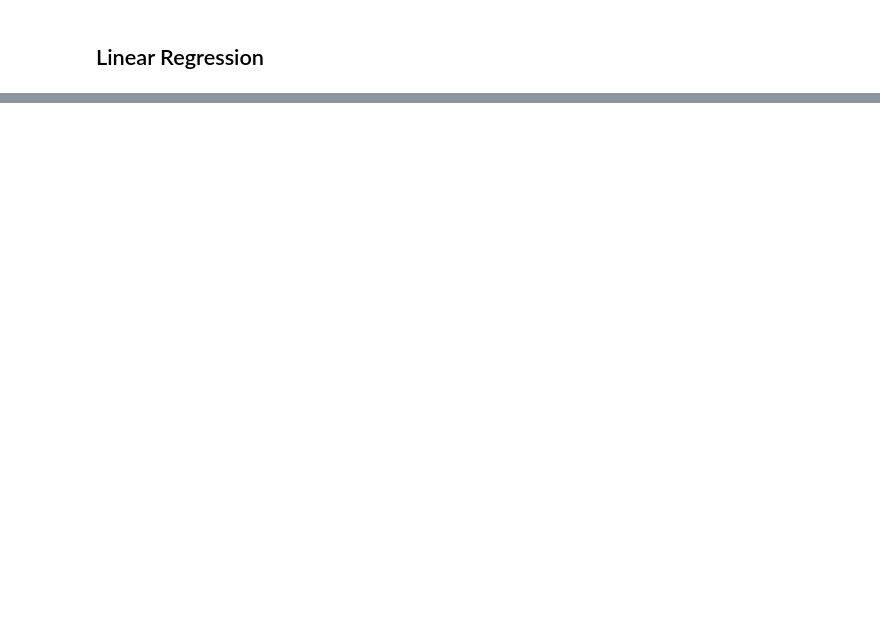
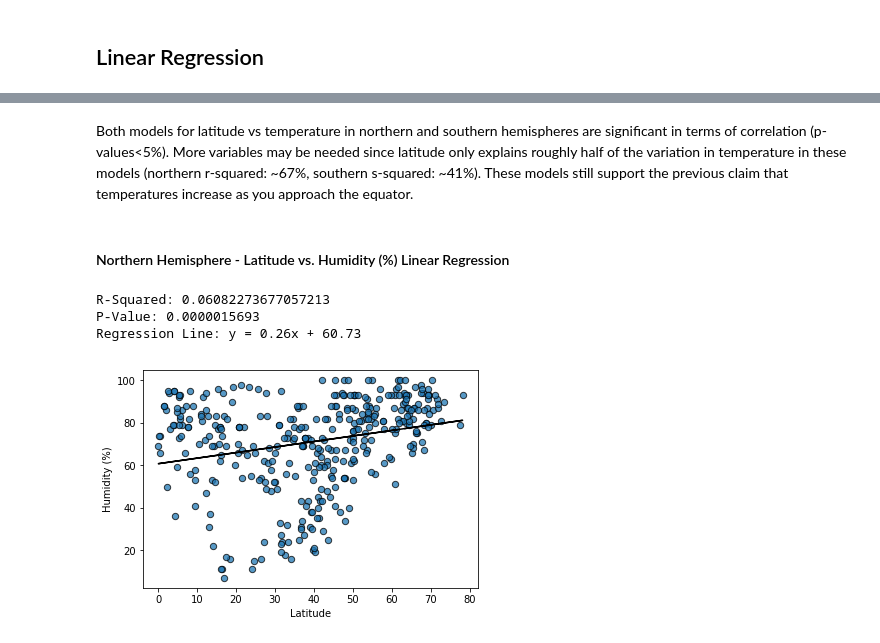
Before and after one commit to zclynchzc/python-api-challenge, a Jupyter notebook: WeatherPy/WeatherPy.ipynb, the cells around one changed output, grey strips where cells are left out. Cells and saved outputs as stored; diff of their text form; code cells hidden in the pictures; blank space fills up the shorter version.

```diff
--- a/WeatherPy/WeatherPy.ipynb
+++ b/WeatherPy/WeatherPy.ipynb
@@ -348,0 +253,22 @@ Regression Line: y = -0.1x + 7.33
+# %% [markdown]
+Both models for latitude vs temperature in northern and southern hemispheres are significant in terms of correlation (p-values<5%). More variables may be needed since latitude only explains roughly half of the variation in temperature in these models (northern r-squared: ~67%, southern s-squared: ~41%). These models still support the previous claim that temperatures increase as you approach the equator.
+# %% [markdown]
+####  Northern Hemisphere - Latitude vs. Humidity (%) Linear Regression
+# %%
+northern_df.plot(kind='scatter', x='Lat', y='Humidity', s=40, edgecolors='k', alpha=0.75)
+plt.xlabel('Latitude')
+plt.ylabel('Humidity (%)')
+
+(northhumidity_slope, northhumidity_intercept, northhumidity_r, northhumidity_p, northhumidity_stderr) = linregress(northern_df['Lat'], northern_df['Humidity'])
+northhumidity_regress = northern_df['Lat'] * northhumidity_slope + northhumidity_intercept
+plt.plot(northern_df['Lat'], northhumidity_regress, color='k')
+
+print(f'R-Squared: {northhumidity_r**2}')
+print(f'P-Value: {format(northhumidity_p,".10f")}')
+print(f'Regression Line: y = {round(northhumidity_slope, 2)}x + {round(northhumidity_intercept, 2)}')
+plt.show()
+# %% [output]
+R-Squared: 0.06082273677057213
+P-Value: 0.0000015693
+Regression Line: y = 0.26x + 60.73
+[figure, added]
```
Also changed, not shown: parts of 46 cells of this notebook, 6 other files.
